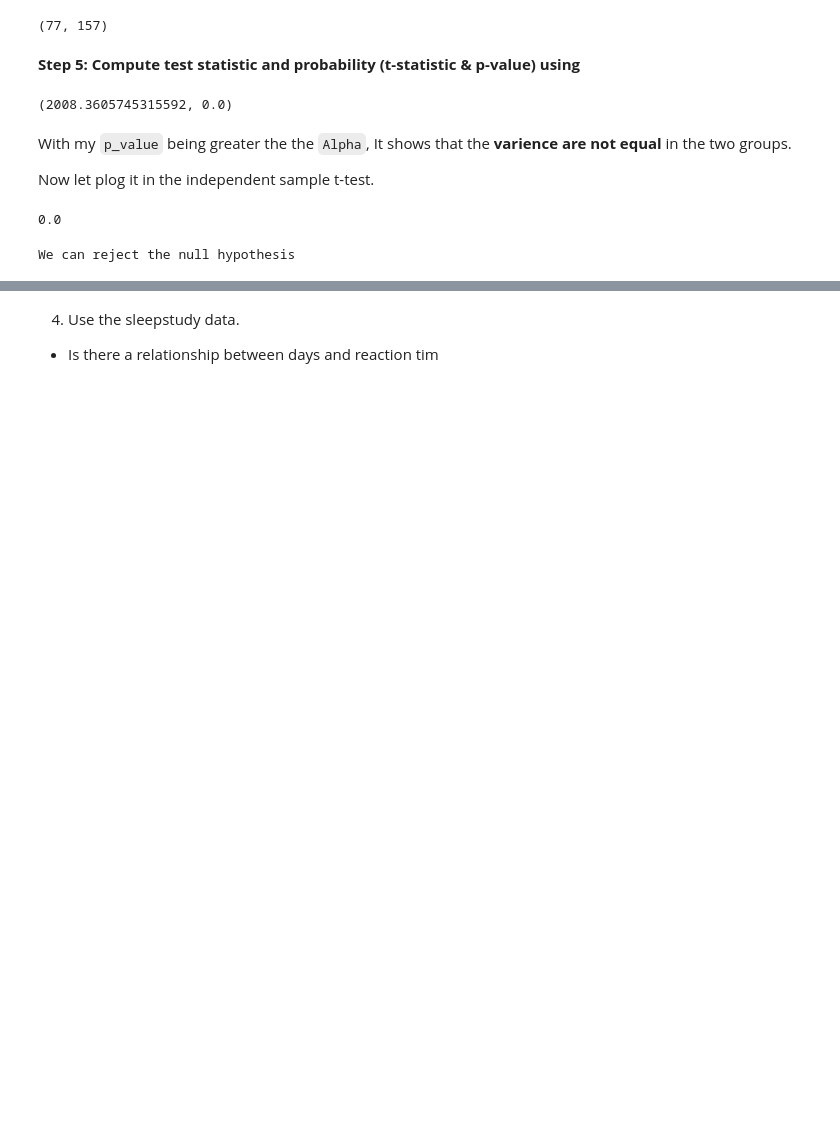
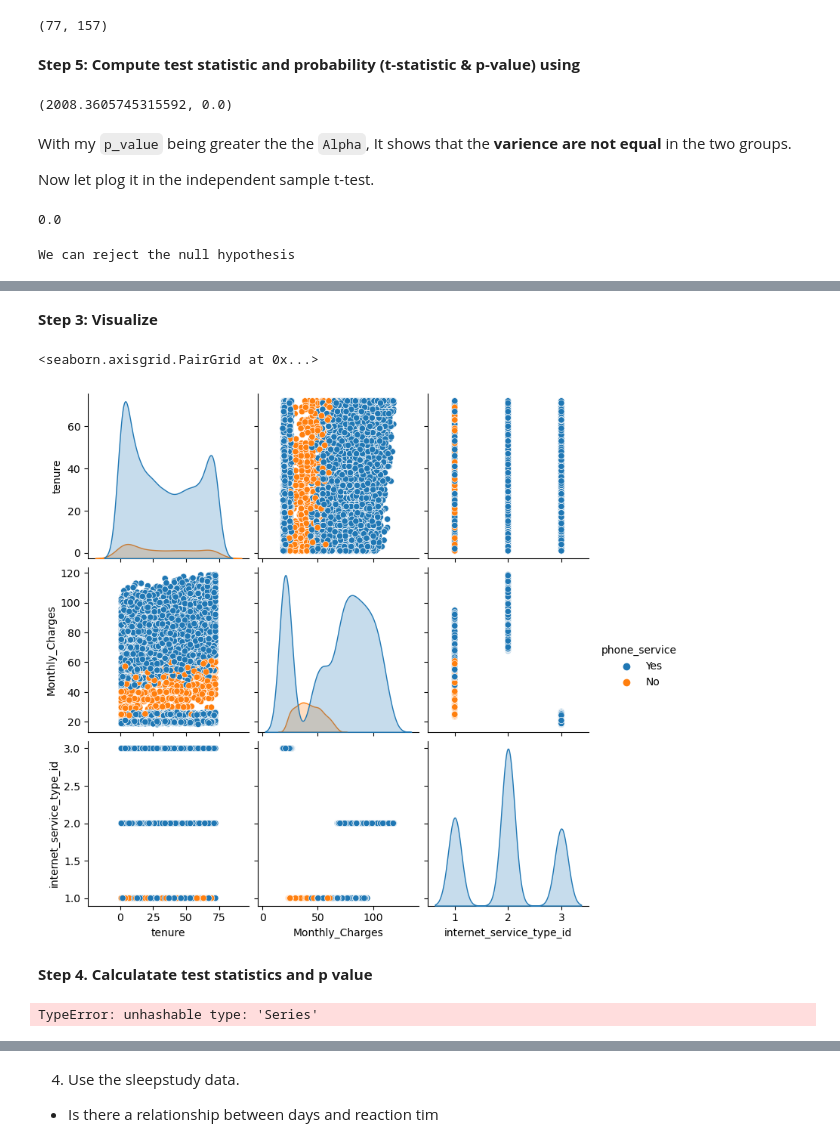
Before and after one commit to MigashaneVictoire/statistics-exercises, a Jupyter notebook: hypothesis_testing.ipynb, the cells around one changed output, grey strips where cells are left out. Saved outputs shown, nothing was run; the diff lists cells and outputs as text; code cells hidden in the pictures; blank space fills up the shorter version.

```diff
--- a/hypothesis_testing.ipynb
+++ b/hypothesis_testing.ipynb
@@ -711,0 +594,20 @@ we reject the null hypothesis that says there is no linear relationship between
+# %% [markdown]
+**Step 3: Visualize**
+# %%
+sns.pairplot(telco, hue="phone_service")
+# %% [output]
+<seaborn.axisgrid.PairGrid at 0x...>
+[figure, added]
+# %% [markdown]
+**Step 4. Calculatate test statistics and p value**
+# %%
+tests_dict = {
+    telco.Monthly_Charges:telco.internet_service_type_id,
+    telco.Monthly_Charges:telco.phone_service,
+    telco.total_charges:telco.internet_service_type_id,
+    telco.total_charges:telco.phone_service
+}
+for i,j in tests_dict.items():
+    print(r,p = stats.pearsonr(i,j))
+# %% [output]
+TypeError: unhashable type: 'Series'
```
Also changed, not shown: parts of 66 cells of this notebook, 1 other file.
